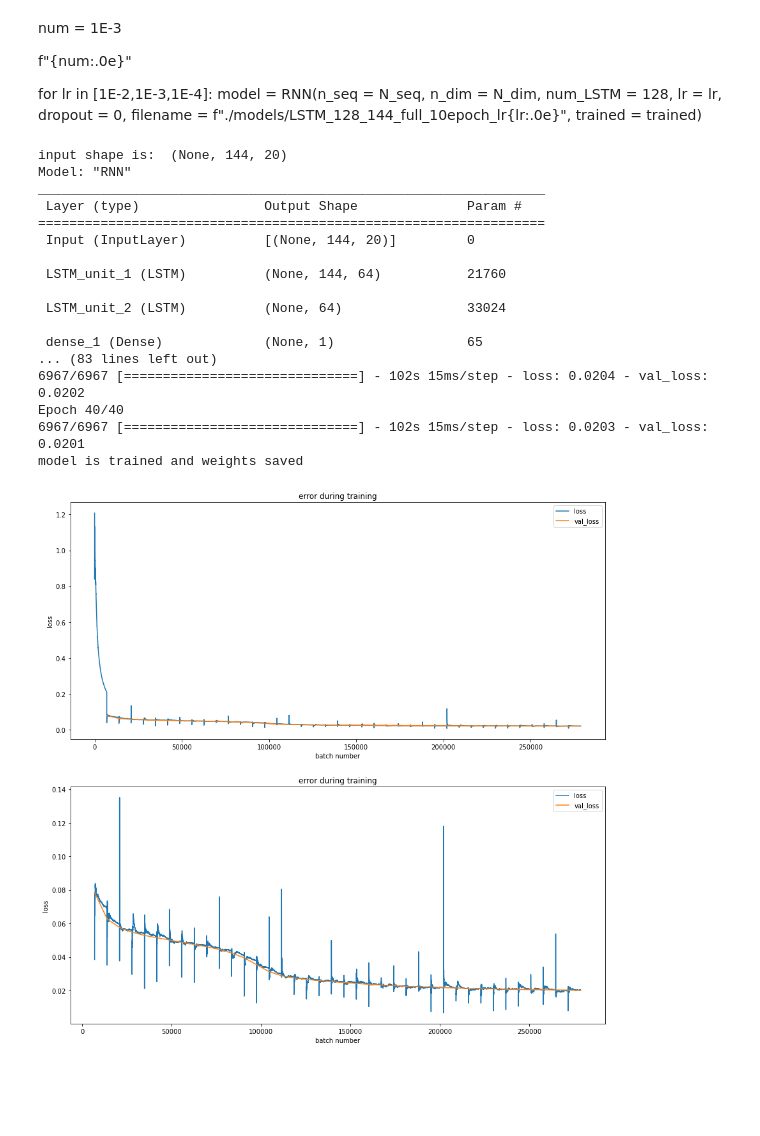
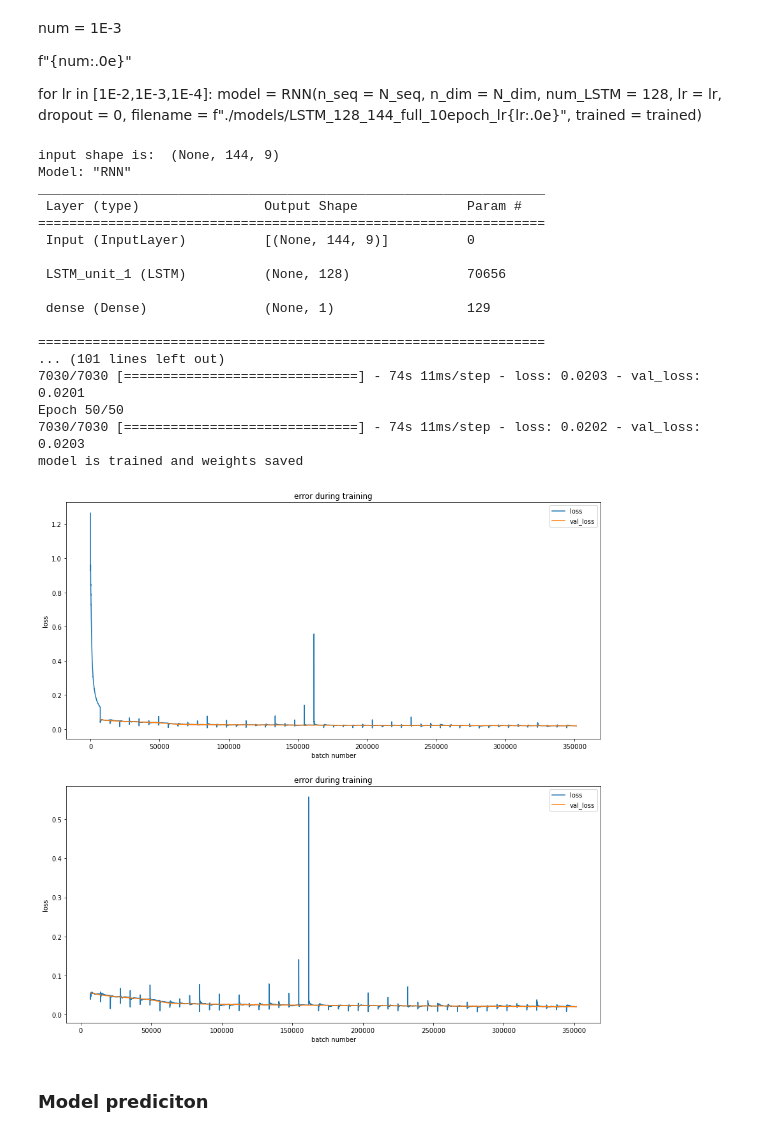
Before and after one commit to Siperjack/Deep_Learning_Projects, a Jupyter notebook: A3/main.ipynb, the cells around one changed output. Saved outputs shown, nothing was run; the diff lists cells and outputs as text; code cells hidden in the pictures; blank space fills up the shorter version.

Commit message:
Made many more models, and made a working altered forecaster

```diff
--- a/A3/main.ipynb
+++ b/A3/main.ipynb
@@ -39,7 +40,7 @@ class LossHistory(keras.callbacks.Callback):
 
 
 class RNN:
-    def __init__(self, n_seq, n_dim, trained = False, filename = "Test", num_LSTM = 64, lr = 0.00001, dropout = 0, double = False):
+    def __init__(self, n_seq, n_dim, trained = False, filename = "Test", num_LSTM = 64, lr = 0.00001, dropout = 0, double = False, triple = False, reg_val = 0):
         self.n_seq  = n_seq
         self.n_dim = n_dim
         self.filename = filename
@@ -50,11 +51,15 @@ class RNN:
         Input = keras.Input(shape = (self.n_seq, self.n_dim), name='Input') # [n_batch, n_seq, n_dim]
         print("input shape is: ", Input.shape)
         #x = CuDNNLSTM(self.num_LSTM, kernel_initializer='glorot_uniform', recurrent_initializer='glorot_uniform', return_sequences=False)(Input)
-        x = layers.LSTM(self.num_LSTM, activation = "tanh", return_sequences = double, name = "LSTM_unit_1")(Input)
+        x = layers.LSTM(self.num_LSTM, activation = "tanh", return_sequences = double, name = "LSTM_unit_1", kernel_regularizer=l2(reg_val))(Input)
         if dropout:
-            x = layers.Dropout(dropout)(x)
+            x = layers.Dropout(dropout,name = "dropout_unit_1")(x)
         if double:
-            x = layers.LSTM(self.num_LSTM, activation = "tanh", return_sequences = False, name = "LSTM_unit_2")(x)
+            x = layers.LSTM(self.num_LSTM, activation = "tanh", return_sequences = triple, name = "LSTM_unit_2", kernel_regularizer=l2(reg_val))(x)
+            if triple:
+                if dropout:
+                    x = layers.Dropout(dropout,name = "dropout_unit_2")(x)
+                x = layers.LSTM(self.num_LSTM, activation = "tanh", return_sequences = False, name = "LSTM_unit_3", kernel_regularizer=l2(reg_val))(x)
         Output = layers.Dense(1)(x) #output should be unbounded
         self.Model = models.Model(Input, Output, name='RNN')
 
@@ -329,7 +371,7 @@ N_seq = 12*12 #twelve hours back in time
 # x_val, y_val, val_norm = create_dataset(df_validation, N_seq, alpha = 0.00999)
 
 
-x_train, y_train, x_val, y_val, feature_list = create_dataset(df_train, df_validation, N_seq, alpha = 0.005, add_features = ["lag", "time"])
+x_train, y_train, x_val, y_val, feature_list = create_dataset(df_train, df_validation, N_seq, alpha = 0.005, add_features = [])
 N_dim = len(x_train[0,0])
 print(N_dim)
 
@@ -374,48 +416,50 @@ if test_model:
     history = model.train(x_train[::10], y_train[::10], x_val, y_val, epochs = 10, batch_size = 2*128)
 
 else:
-    model = RNN(n_seq = N_seq, n_dim = N_dim, num_LSTM = 64, lr = 1E-5, dropout = 0, double = True, filename = f"./models/LSTM_64_144_full_40epoch_double", trained = trained)#LSTMXXYY means X in lst parameter an Y seq_length
-    history = model.train(x_train, y_train, x_val, y_val, epochs = 40, batch_size = 32) #lr = 1E-2 crashed
+    model = RNN(n_seq = N_seq, n_dim = N_dim, num_LSTM = 128, lr = 1E-5, dropout = 0, double = False, triple = False, filename = f"./models/LSTM_128_144_nolag_notime_50epoch",trained = trained)#LSTMXXYY means X in lst parameter an Y seq_length
+    history = model.train(x_train, y_train, x_val, y_val, epochs = 50, batch_size = 32) #lr = 1E-2 crashed
     if not trained:
         y1=history.history['loss']
         y2=history.history['val_loss']
         x1 = np.arange( len(y1))
         k=len(y1)/len(y2)
         x2 = np.arange(k,len(y1)+1,k)
         fig, ax = plt.subplots((2), figsize = (15,15))
         line1, = ax[0].plot(x1, y1, label='loss')
         line2, = ax[0].plot(x2, y2, label='val_loss')
         ax[0].set_title("error during training")
         ax[0].set_xlabel("batch number")
         ax[0].set_ylabel("loss")
         line1, = ax[1].plot(x1[int(np.ceil(k)):], y1[int(np.ceil(k)):], label='loss')
         line2, = ax[1].plot(x2, y2, label='val_loss')
         ax[1].set_title("error during training")
         ax[1].set_xlabel("batch number")
         ax[1].set_ylabel("loss")
         ax[0].legend()
         ax[1].legend()
         plt.show()
         fig.savefig(model.filename + "_history")
 # %% [output]
-input shape is:  (None, 144, 20)
+input shape is:  (None, 144, 9)
 Model: "RNN"
 _________________________________________________________________
  Layer (type)                Output Shape              Param #
 =================================================================
- Input (InputLayer)          [(None, 144, 20)]         0
+ Input (InputLayer)          [(None, 144, 9)]          0
 
- LSTM_unit_1 (LSTM)          (None, 144, 64)           21760
+ LSTM_unit_1 (LSTM)          (None, 128)               70656
 
- LSTM_unit_2 (LSTM)          (None, 64)                33024
+ dense (Dense)               (None, 1)                 129
 
- dense_1 (Dense)             (None, 1)                 65
-... (83 lines left out)
-6967/6967 [==============================] - 102s 15ms/step - loss: 0.0204 - val_loss: 0.0202
-Epoch 40/40
-6967/6967 [==============================] - 102s 15ms/step - loss: 0.0203 - val_loss: 0.0201
+=================================================================
+... (101 lines left out)
+7030/7030 [==============================] - 74s 11ms/step - loss: 0.0203 - val_loss: 0.0201
+Epoch 50/50
+7030/7030 [==============================] - 74s 11ms/step - loss: 0.0202 - val_loss: 0.0203
 model is trained and weights saved
-[figure, old version]
+[figure, new version]
+# %% [markdown]
+### Model prediciton
 # %%
 print("x_val shape is: ", x_val.shape)
 print(f"y_val shape is: ", y_val.shape)
```
Also changed, not shown: parts of 8 cells of this notebook, 41 other files.
